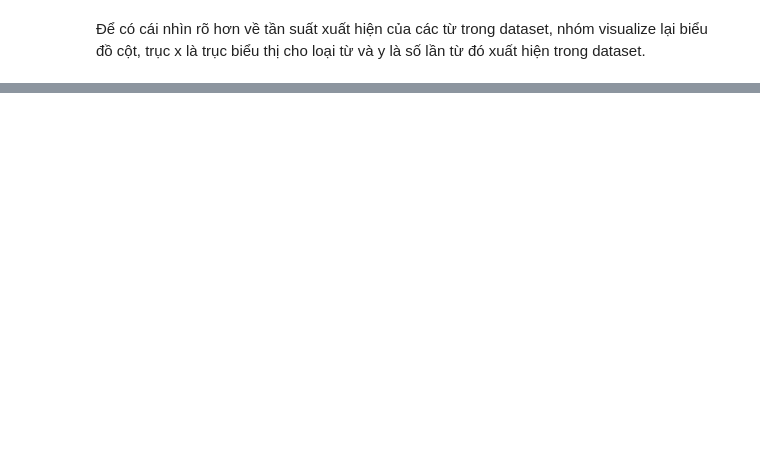
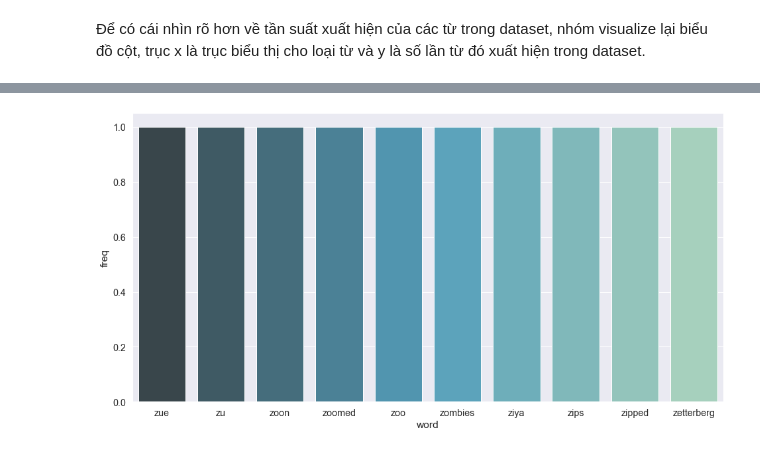
Before and after one commit to nghiaplt/DataScienceFinalProject, a Jupyter notebook: model1.ipynb, the cells around one changed output, grey strips where cells are left out. Saved outputs shown, nothing was run; the diff lists cells and outputs as text; code cells hidden in the pictures; blank space fills up the shorter version.

```diff
--- a/model1.ipynb
+++ b/model1.ipynb
@@ -375,8 +376,6 @@ count_vect = CountVectorizer()
 bow = count_vect.fit_transform(sr_clean.values.astype('U'))
 word_freq = dict(zip(count_vect.get_feature_names(), np.asarray(bow.sum(axis=0)).ravel()))
 word_counter = collections.Counter(word_freq)
-word_counter_df = pd.DataFrame(word_counter.most_common(20), columns = ['word', 'freq'])
 
-fig, ax = plt.subplots(figsize=(16, 8))
-bar_freq_word = sns.barplot(x="word", y="freq", data=word_counter_df, palette="GnBu_d", ax=ax)
-plt.show();
+most_common_df = pd.DataFrame(word_counter.most_common(20), columns=['word', 'freq'])
+least_common_df = pd.DataFrame(word_counter.most_common()[:-10-1:-1], columns=['word', 'freq'])
@@ -385,3 +388,9 @@ plt.show();
+# %%
+fig, ax = plt.subplots(figsize=(16, 8))
+bar_freq_word = sns.barplot(x="word", y="freq", data=least_common_df, palette="GnBu_d", ax=ax)
+plt.show();
+# %% [output]
+[figure, added]
 # %%
 preprocess_model = Pipeline(
     steps=[
```
Also changed, not shown: parts of 19 cells of this notebook.
